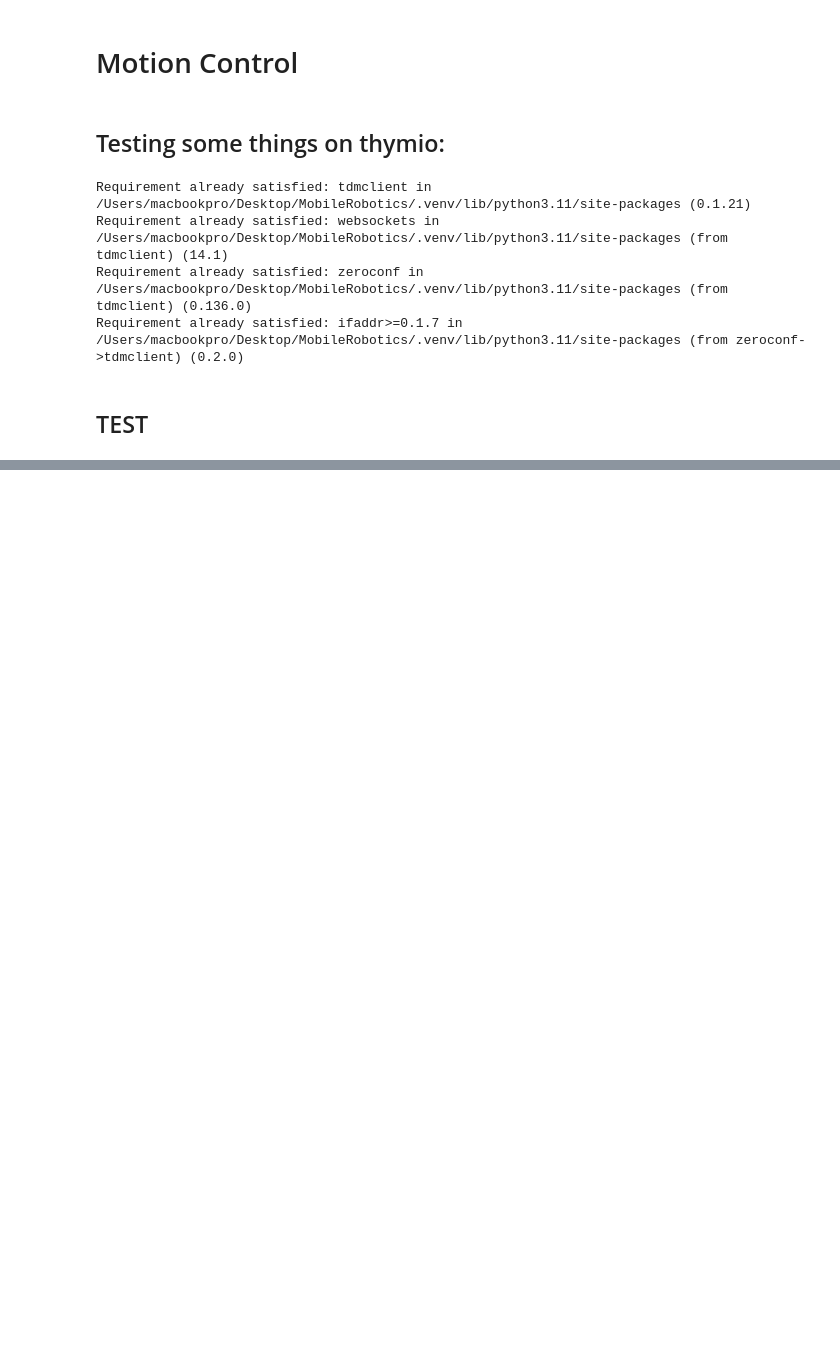
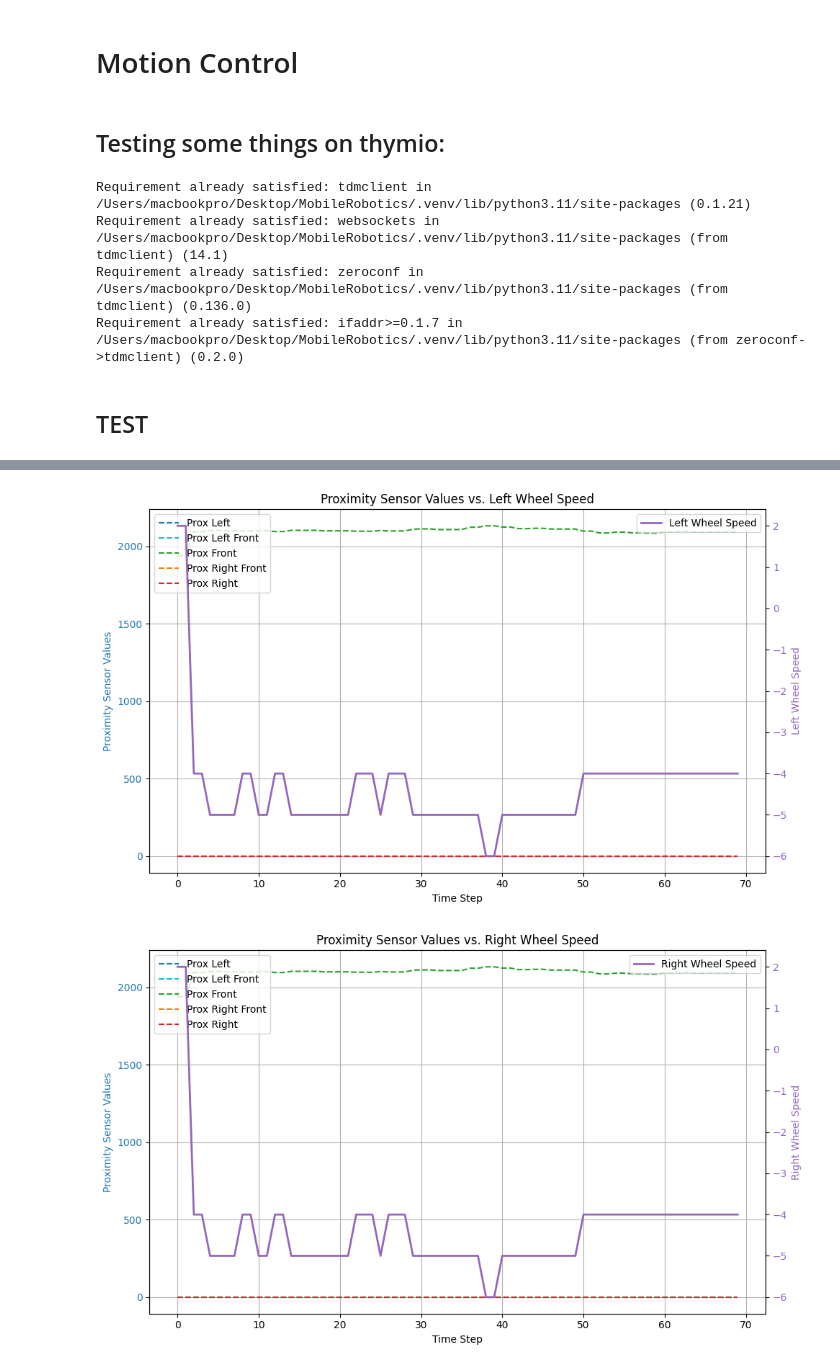
Before and after one commit to ashtondoane/MobileRoboticsProject, a Jupyter notebook: Motion_control_ekf_working.ipynb, the cells around one changed output, grey strips where cells are left out. Drawn from its saved outputs; the diff is of its cells as text; code cells hidden in the pictures; blank space fills up the shorter version.

```diff
--- a/Motion_control_ekf_working.ipynb
+++ b/Motion_control_ekf_working.ipynb
@@ -521,0 +727,62 @@ leds_circle=[32,0,0,0,0,0,0,0]
+# %%
+
+# Convert proximity sensor data into separate lists
+prox_left, prox_left_front, prox_front, prox_right_front, prox_right = zip(*proximity_sensor_data)
+
+time_steps = range(len(left_speeds))
+
+fig, ax1 = plt.subplots(figsize=(10, 6))
+
+# Primary y-axis for sensor values
+ax1.set_xlabel("Time Step")
+ax1.set_ylabel("Proximity Sensor Values", color='tab:blue')
+ax1.plot(time_steps, prox_left, label="Prox Left", linestyle='--', color='tab:blue')
+ax1.plot(time_steps, prox_left_front, label="Prox Left Front", linestyle='--', color='tab:cyan')
+ax1.plot(time_steps, prox_front, label="Prox Front", linestyle='--', color='tab:green')
+ax1.plot(time_steps, prox_right_front, label="Prox Right Front", linestyle='--', color='tab:orange')
+ax1.plot(time_steps, prox_right, label="Prox Right", linestyle='--', color='tab:red')
+ax1.tick_params(axis='y', labelcolor='tab:blue')
+ax1.legend(loc="upper left")
+ax1.grid()
+
+# Secondary y-axis for left wheel speed
+ax2 = ax1.twinx()
+ax2.set_ylabel("Left Wheel Speed", color='tab:purple')
+ax2.plot(time_steps, left_speeds, label="Left Wheel Speed", linewidth=2, color='tab:purple')
+ax2.tick_params(axis='y', labelcolor='tab:purple')
+ax2.legend(loc="upper right")
+
+# Title and layout
+plt.title("Proximity Sensor Values vs. Left Wheel Speed")
+fig.tight_layout()
+plt.show()
+
+
+fig, ax1 = plt.subplots(figsize=(10, 6))
+
+# Primary y-axis for sensor values
+ax1.set_xlabel("Time Step")
+ax1.set_ylabel("Proximity Sensor Values", color='tab:blue')
+ax1.plot(time_steps, prox_left, label="Prox Left", linestyle='--', color='tab:blue')
+ax1.plot(time_steps, prox_left_front, label="Prox Left Front", linestyle='--', color='tab:cyan')
+ax1.plot(time_steps, prox_front, label="Prox Front", linestyle='--', color='tab:green')
+ax1.plot(time_steps, prox_right_front, label="Prox Right Front", linestyle='--', color='tab:orange')
+ax1.plot(time_steps, prox_right, label="Prox Right", linestyle='--', color='tab:red')
+ax1.tick_params(axis='y', labelcolor='tab:blue')
+ax1.legend(loc="upper left")
+ax1.grid()
+
+# Secondary y-axis for right wheel speed
+ax2 = ax1.twinx()
+ax2.set_ylabel("Right Wheel Speed", color='tab:purple')
+ax2.plot(time_steps, right_speeds, label="Right Wheel Speed", linewidth=2, color='tab:purple')
+ax2.tick_params(axis='y', labelcolor='tab:purple')
+ax2.legend(loc="upper right")
+
+# Title and layout
+plt.title("Proximity Sensor Values vs. Right Wheel Speed")
+fig.tight_layout()
+plt.show()
+# %% [output]
+[figure, added]
+[figure, added]
```
Also changed, not shown: parts of 19 cells of this notebook.
